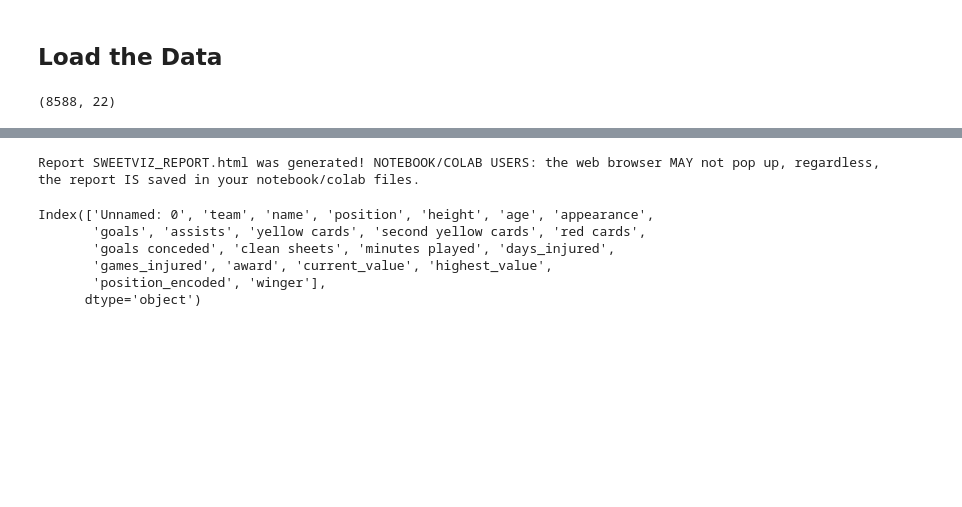
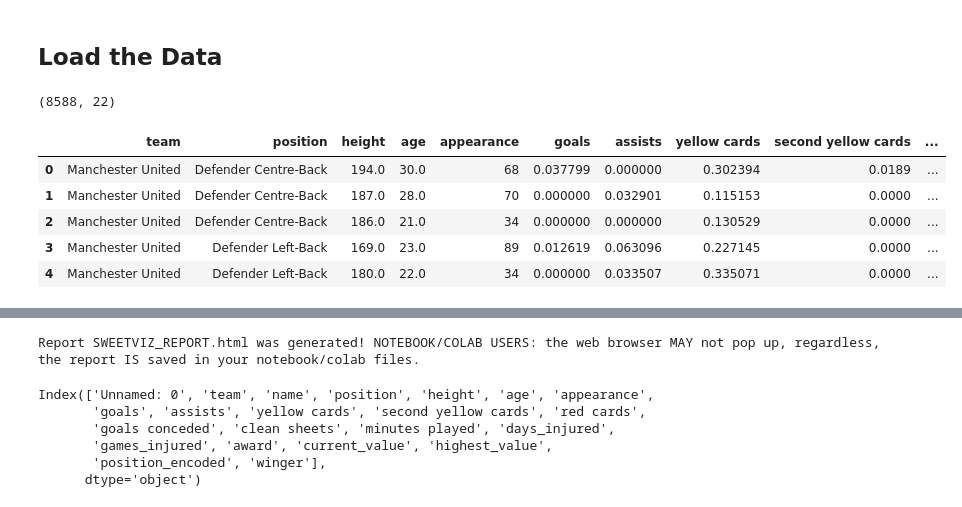
Before and after one commit to abdulaziz12121/Usecase-7, a Jupyter notebook: 01 ML - Linear_Regression.ipynb, the cells around one changed output, grey strips where cells are left out. Drawn from its saved outputs; the diff is of its cells as text; code cells hidden in the pictures; blank space fills up the shorter version.

```diff
--- a/01 ML - Linear_Regression.ipynb
+++ b/01 ML - Linear_Regression.ipynb
@@ -26,3 +26,12 @@ df = pd.read_csv("clean7")
 df.shape
 # %% [output]
 (8588, 22)
+# %%
+df.head()
+# %% [output]
+|  | team | position | height | age | appearance | goals | assists | yellow cards | second yellow cards | ... |
+| 0 | Manchester United | Defender Centre-Back | 194.0 | 30.0 | 68 | 0.037799 | 0.000000 | 0.302394 | 0.0189 | ... |
+| 1 | Manchester United | Defender Centre-Back | 187.0 | 28.0 | 70 | 0.000000 | 0.032901 | 0.115153 | 0.0000 | ... |
+| 2 | Manchester United | Defender Centre-Back | 186.0 | 21.0 | 34 | 0.000000 | 0.000000 | 0.130529 | 0.0000 | ... |
+| 3 | Manchester United | Defender Left-Back | 169.0 | 23.0 | 89 | 0.012619 | 0.063096 | 0.227145 | 0.0000 | ... |
+| 4 | Manchester United | Defender Left-Back | 180.0 | 22.0 | 34 | 0.000000 | 0.033507 | 0.335071 | 0.0000 | ... |
```
Also changed, not shown: parts of 6 cells of this notebook.
